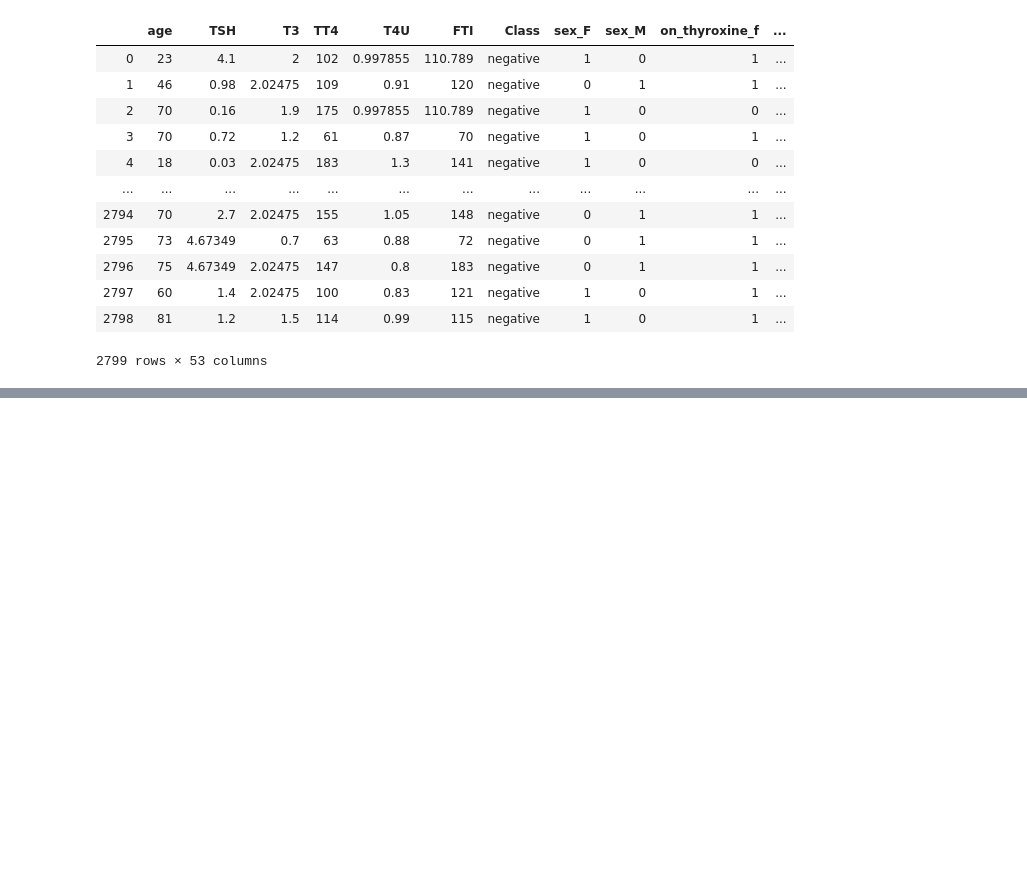
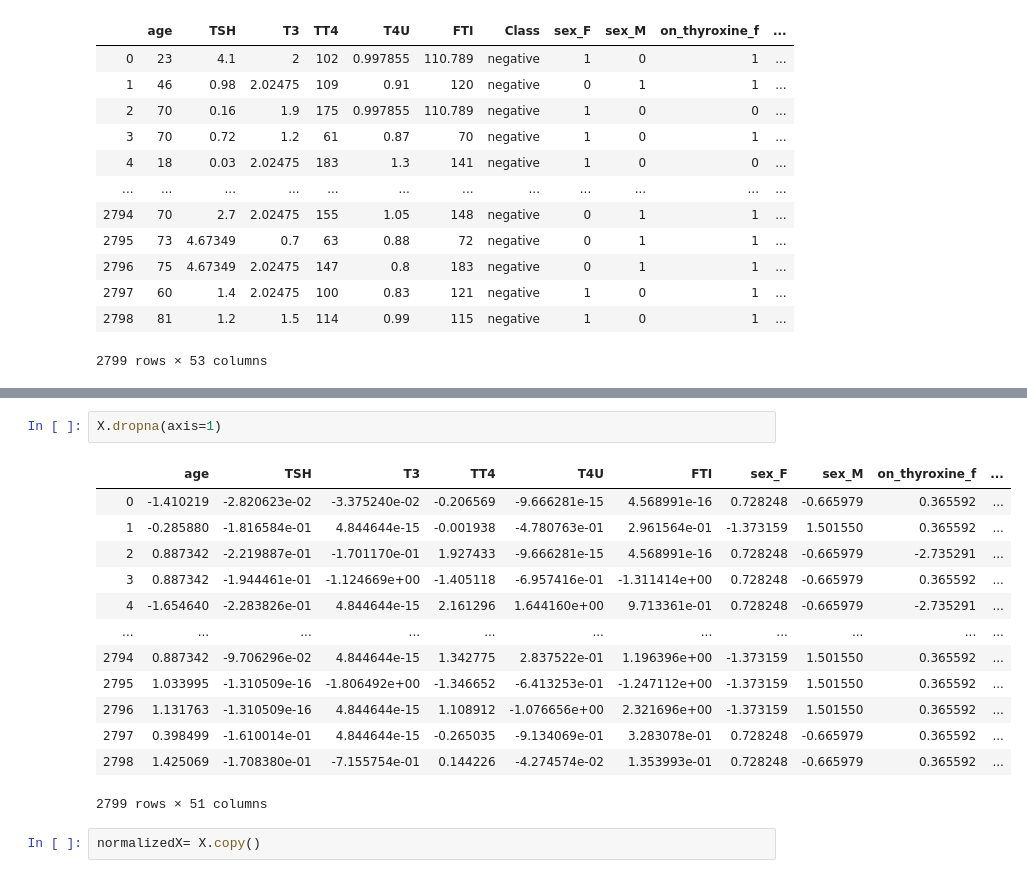
Before and after one commit to bionic-brahma/mllibbydev, a Jupyter notebook: Thyroid_disease_problem/Thyroid_Disease_Prediction_Notebook.ipynb, the cells around one changed output, grey strips where cells are left out. Saved outputs shown, nothing was run; the diff lists cells and outputs as text; blank space fills up the shorter version.

```diff
--- a/Thyroid_disease_problem/Thyroid_Disease_Prediction_Notebook.ipynb
+++ b/Thyroid_disease_problem/Thyroid_Disease_Prediction_Notebook.ipynb
@@ -234,0 +260,18 @@ Name: Class, Length: 2799, dtype: object
+# %%
+X.dropna(axis=1)
+# %% [output]
+|  | age | TSH | T3 | TT4 | T4U | FTI | sex_F | sex_M | on_thyroxine_f | ... |
+| 0 | -1.410219 | -2.820623e-02 | -3.375240e-02 | -0.206569 | -9.666281e-15 | 4.568991e-16 | 0.728248 | -0.665979 | 0.365592 | ... |
+| 1 | -0.285880 | -1.816584e-01 | 4.844644e-15 | -0.001938 | -4.780763e-01 | 2.961564e-01 | -1.373159 | 1.501550 | 0.365592 | ... |
+| 2 | 0.887342 | -2.219887e-01 | -1.701170e-01 | 1.927433 | -9.666281e-15 | 4.568991e-16 | 0.728248 | -0.665979 | -2.735291 | ... |
+| 3 | 0.887342 | -1.944461e-01 | -1.124669e+00 | -1.405118 | -6.957416e-01 | -1.311414e+00 | 0.728248 | -0.665979 | 0.365592 | ... |
+| 4 | -1.654640 | -2.283826e-01 | 4.844644e-15 | 2.161296 | 1.644160e+00 | 9.713361e-01 | 0.728248 | -0.665979 | -2.735291 | ... |
+| ... | ... | ... | ... | ... | ... | ... | ... | ... | ... | ... |
+| 2794 | 0.887342 | -9.706296e-02 | 4.844644e-15 | 1.342775 | 2.837522e-01 | 1.196396e+00 | -1.373159 | 1.501550 | 0.365592 | ... |
+| 2795 | 1.033995 | -1.310509e-16 | -1.806492e+00 | -1.346652 | -6.413253e-01 | -1.247112e+00 | -1.373159 | 1.501550 | 0.365592 | ... |
+| 2796 | 1.131763 | -1.310509e-16 | 4.844644e-15 | 1.108912 | -1.076656e+00 | 2.321696e+00 | -1.373159 | 1.501550 | 0.365592 | ... |
+| 2797 | 0.398499 | -1.610014e-01 | 4.844644e-15 | -0.265035 | -9.134069e-01 | 3.283078e-01 | 0.728248 | -0.665979 | 0.365592 | ... |
+| 2798 | 1.425069 | -1.708380e-01 | -7.155754e-01 | 0.144226 | -4.274574e-02 | 1.353993e-01 | 0.728248 | -0.665979 | 0.365592 | ... |
+2799 rows × 51 columns
+# %%
+normalizedX= X.copy()
```
Also changed, not shown: parts of 18 cells of this notebook, 12 other files.
